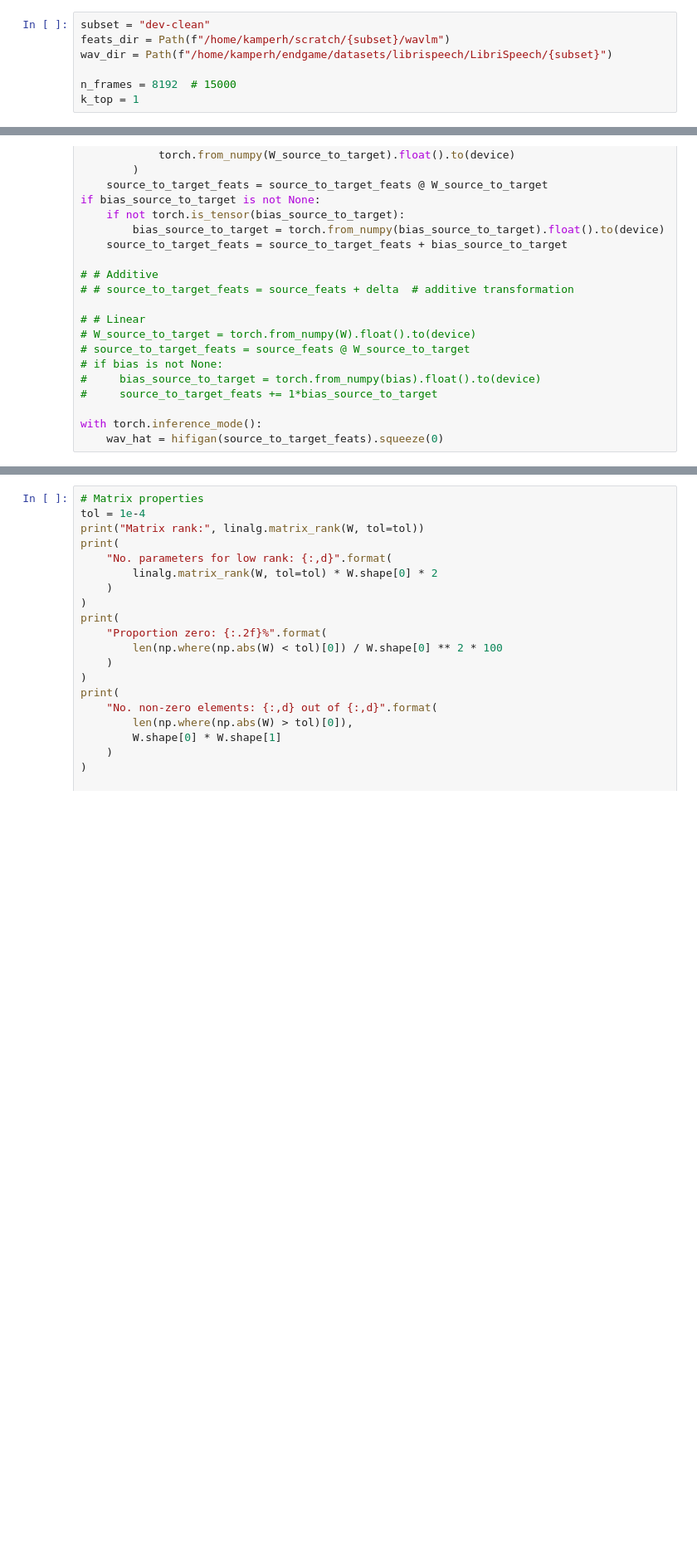
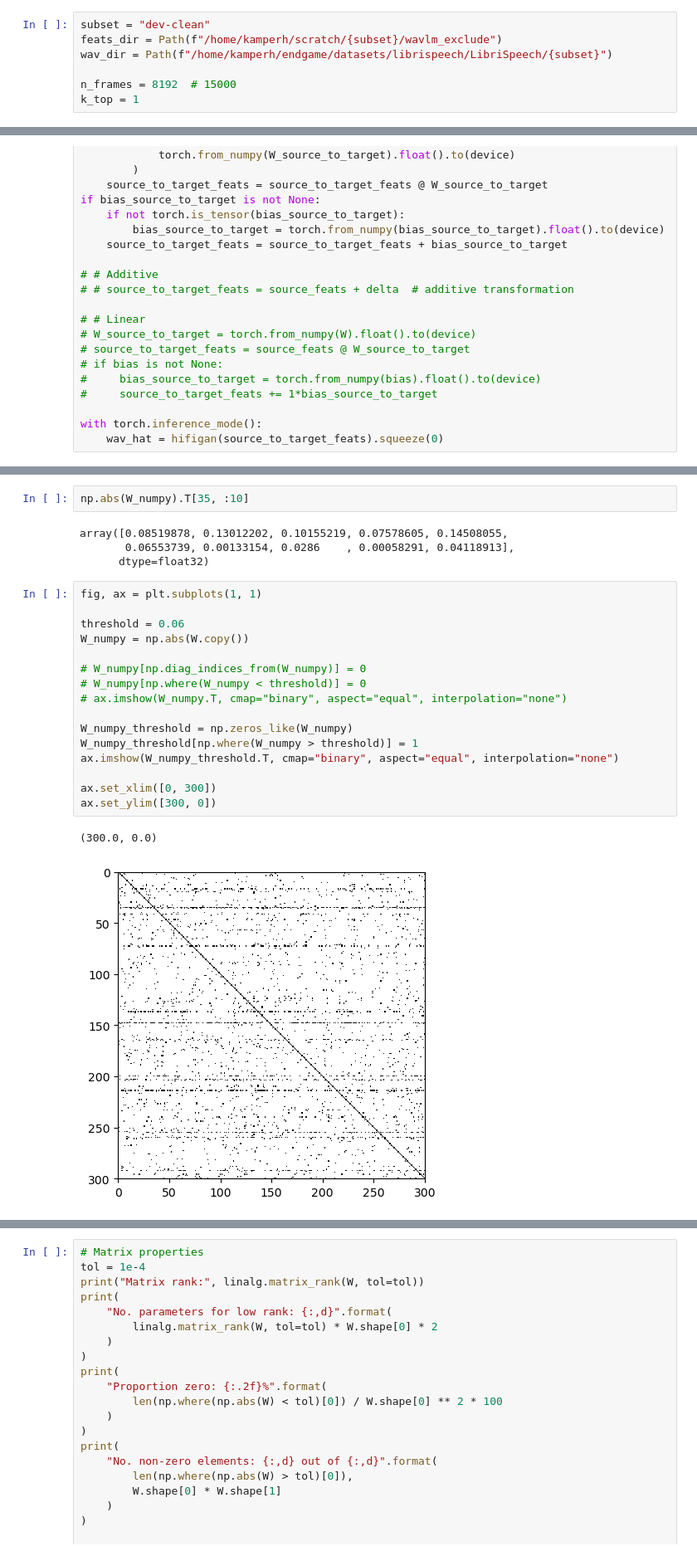
Before and after one commit to kamperh/linearvc, a Jupyter notebook: experiments_libri.ipynb, the cells around one changed output, grey strips where cells are left out. Shown at 83% size. Drawn from its saved outputs; the diff is of its cells as text; blank space fills up the shorter version.

```diff
--- a/experiments_libri.ipynb
+++ b/experiments_libri.ipynb
@@ -40,7 +40,7 @@ Using cache found in /home/kamperh/.cache/torch/hub/bshall_knn-vc_master
 ## LinearVC (single utterance)
 # %%
 subset = "dev-clean"
-feats_dir = Path(f"/home/kamperh/scratch/{subset}/wavlm")
+feats_dir = Path(f"/home/kamperh/scratch/{subset}/wavlm_exclude")
 wav_dir = Path(f"/home/kamperh/endgame/datasets/librispeech/LibriSpeech/{subset}")
 
 n_frames = 8192  # 15000
@@ -158,6 +166,31 @@ with torch.inference_mode():
 display.Audio(wav_hat.squeeze().cpu(), rate=16000)
 # %% [output]
 [interactive output not drawn]
+# %%
+np.abs(W_numpy).T[35, :10]
+# %% [output]
+array([0.08519878, 0.13012202, 0.10155219, 0.07578605, 0.14508055,
+       0.06553739, 0.00133154, 0.0286    , 0.00058291, 0.04118913],
+      dtype=float32)
+# %%
+fig, ax = plt.subplots(1, 1)
+
+threshold = 0.06
+W_numpy = np.abs(W.copy())
+
+# W_numpy[np.diag_indices_from(W_numpy)] = 0
+# W_numpy[np.where(W_numpy < threshold)] = 0
+# ax.imshow(W_numpy.T, cmap="binary", aspect="equal", interpolation="none")
+
+W_numpy_threshold = np.zeros_like(W_numpy)
+W_numpy_threshold[np.where(W_numpy > threshold)] = 1
+ax.imshow(W_numpy_threshold.T, cmap="binary", aspect="equal", interpolation="none")
+
+ax.set_xlim([0, 300])
+ax.set_ylim([300, 0])
+# %% [output]
+(300.0, 0.0)
+[figure, added]
 # %%
 fig, ax = plt.subplots(1, 1)
 W_numpy = W.copy()
```
Also changed, not shown: parts of 22 cells of this notebook, 8 other files.
